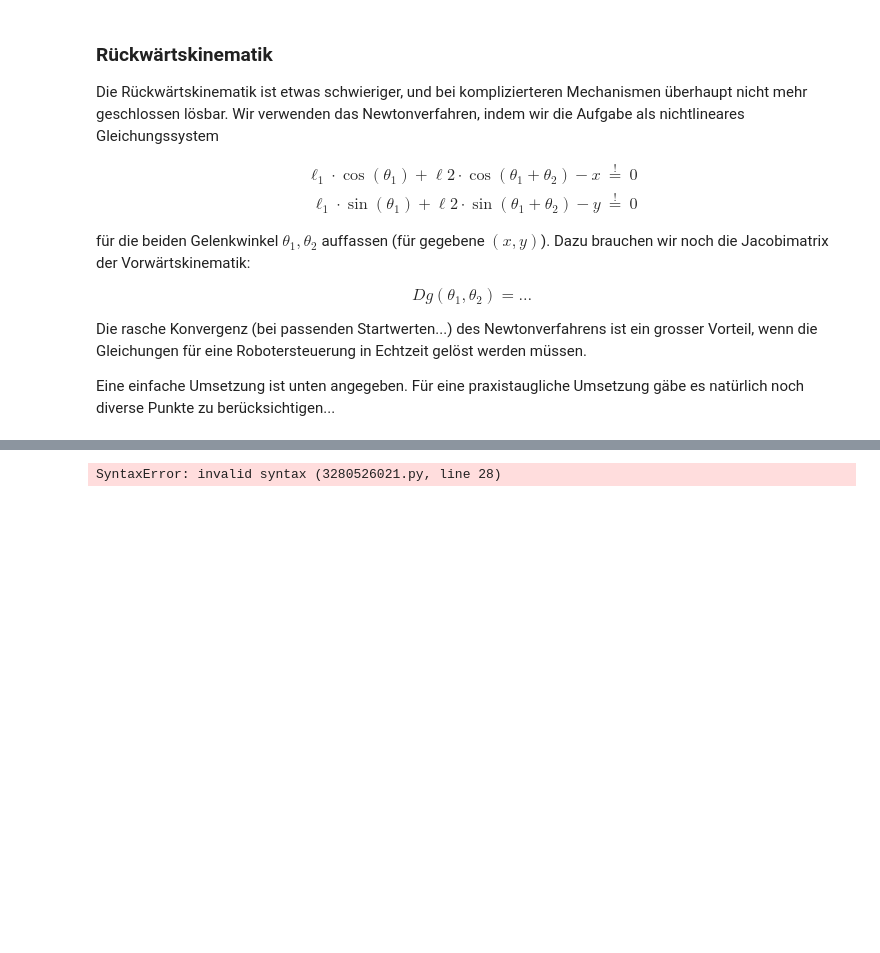
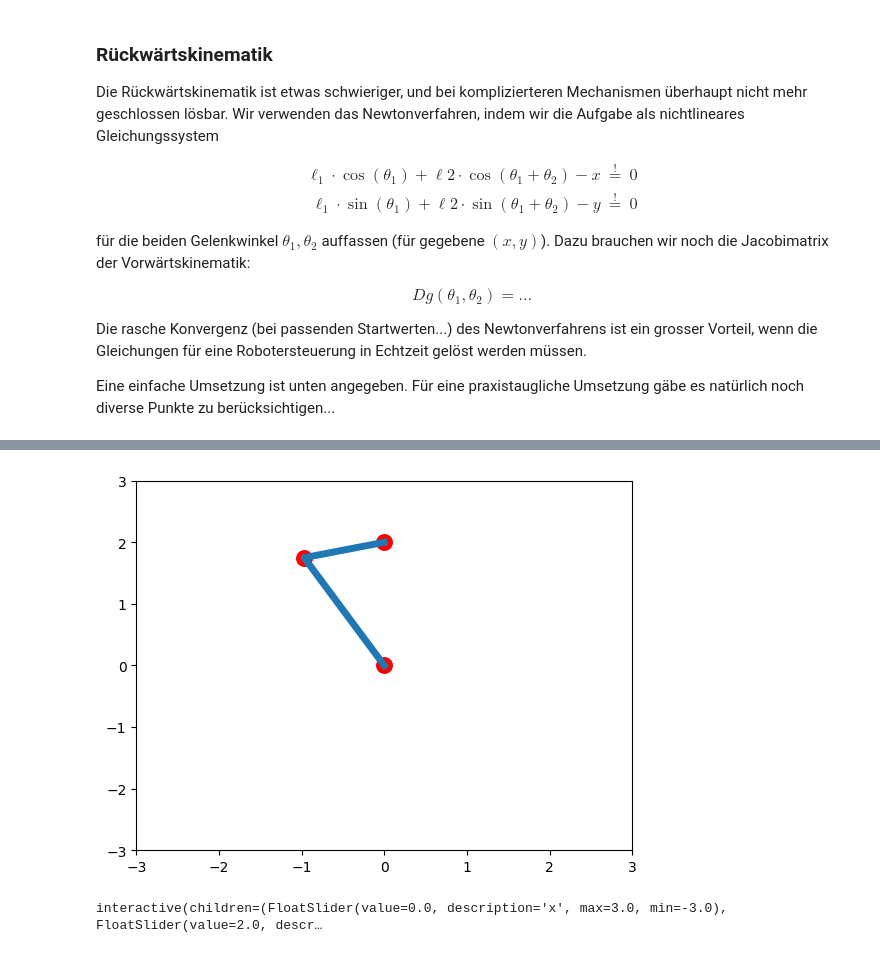
Before and after one commit to BieriCyril/ZHAW_STt_NUM1, a Jupyter notebook: NUM1_Praktikum_W7.ipynb, the cells around one changed output, grey strips where cells are left out. Drawn from its saved outputs; the diff is of its cells as text; code cells hidden in the pictures; blank space fills up the shorter version.

Commit message:
solved w7 praktikum with comments

```diff
--- a/NUM1_Praktikum_W7.ipynb
+++ b/NUM1_Praktikum_W7.ipynb
@@ -111,43 +114,57 @@ def backwardKin(x, y, tol = 1e-6):
 
     # teste auf Arbeitsbereich
     r = np.hypot(x, y)
+
     if (l1 - l2 > r) or (r > l1 + l2):
-        return th
-
-    PRueck = l1 * np.array([np.cos(th1), np.sin(th1)])
-    TRueck = PRueck + l2 * np.array([np.cos(th1 + th2), np.sin(th1 + th2)])
+        return 0,0
 
     # Funktion, deren Nullstelle gesucht ist: Abweichung von der Sollposition
     f = lambda th1, th2: np.array([
         # x fehler:
         l1 * np.cos(th1) + l2 * np.cos(th1 + th2) - x,
         # y fehler:
         l1 * np.sin(th1) + l2 * np.sin(th1 + th2) - y
     ])
 
     # ... und deren Jacobimatrix
 
     J = lambda th1, th2: np.array([
         #1 erste zeile der jaccobi matrix
         [-l1 * np.sin(th1) - l2 * np.sin(th1 + th2), -l2 * np.sin(th1 + th2)],
         ## 2. zeile der jaccobi matrix
         [ l1 * np.cos(th1) + l2 * np.cos(th1 + th2),  l2 * np.cos(th1 + th2)]
     ])
 
     # Newtoniteration
-    <<snipp>>
 
-    return <<snipp>>
+    ## Startwerte übergeben:
+    th1 = 0.5 ## irgendwas, einfach in RAD
+    th2 = 0.5 ## irgendwas, einfach in RAD
+
+    for _ in range(100): ## max 100 mal
+        tmpf = f(th1,th2)  ## neuer fehler
+        tmpJ = J(th1, th2) ## neue jaccobi matrix
+        delta = np.linalg.solve(tmpJ, -tmpf)
+
+        ## winkel erhöhen
+        th1 = th1 + delta[0]
+        th2 = th2 + delta[1]
+
+        ## Toleranz prüfen!
+        if np.linalg.norm(tmpf) < tol: #Längenfehler kleiner als toleranz ???
+            break   ## Gefunden! x und y zurückgeben siehe return
+
+    return (th1, th2) ### Zurükgeben x und y
 
 # plot, ausgehend von (x, y) Werten
 plotPosXY = lambda x, y: plotPos(*backwardKin(x, y))
 
 # plot an einer Beispielposition
 x, y = 0, 2
 plotPosXY(x, y)
 plt.grid()
 # %% [output]
-SyntaxError: invalid syntax (3280526021.py, line 28)
+[figure, added]
 # %%
 # interaktive Version davon, mit einstellbaren x, y - Werten
 r = l1+l2
@@ -158,3 +175,5 @@ output = interactive_plot.children[-1]
 output.layout.height = '500px'
 output.figsize = (10, 10)
 interactive_plot
+# %% [output]
+interactive(children=(FloatSlider(value=0.0, description='x', max=3.0, min=-3.0), FloatSlider(value=2.0, descr…
```
Also changed, not shown: parts of 1 cell of this notebook.
